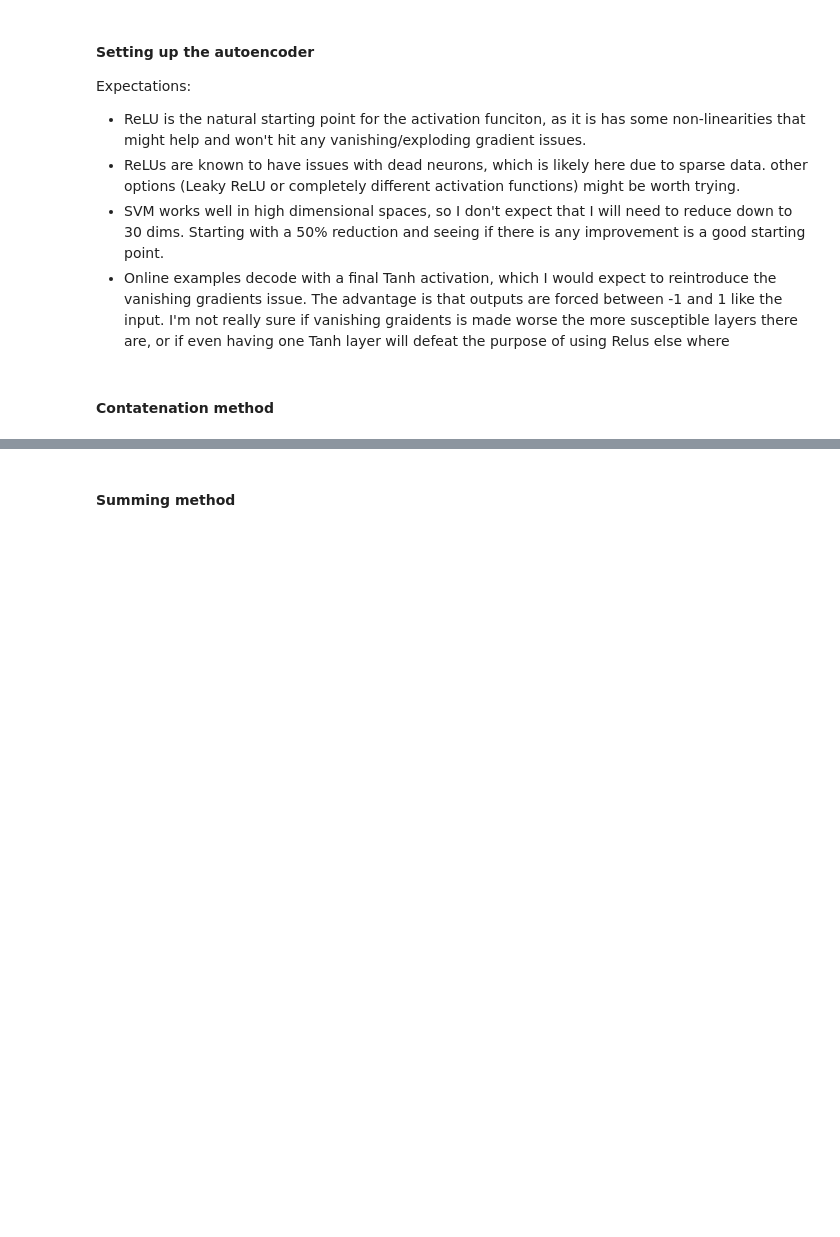
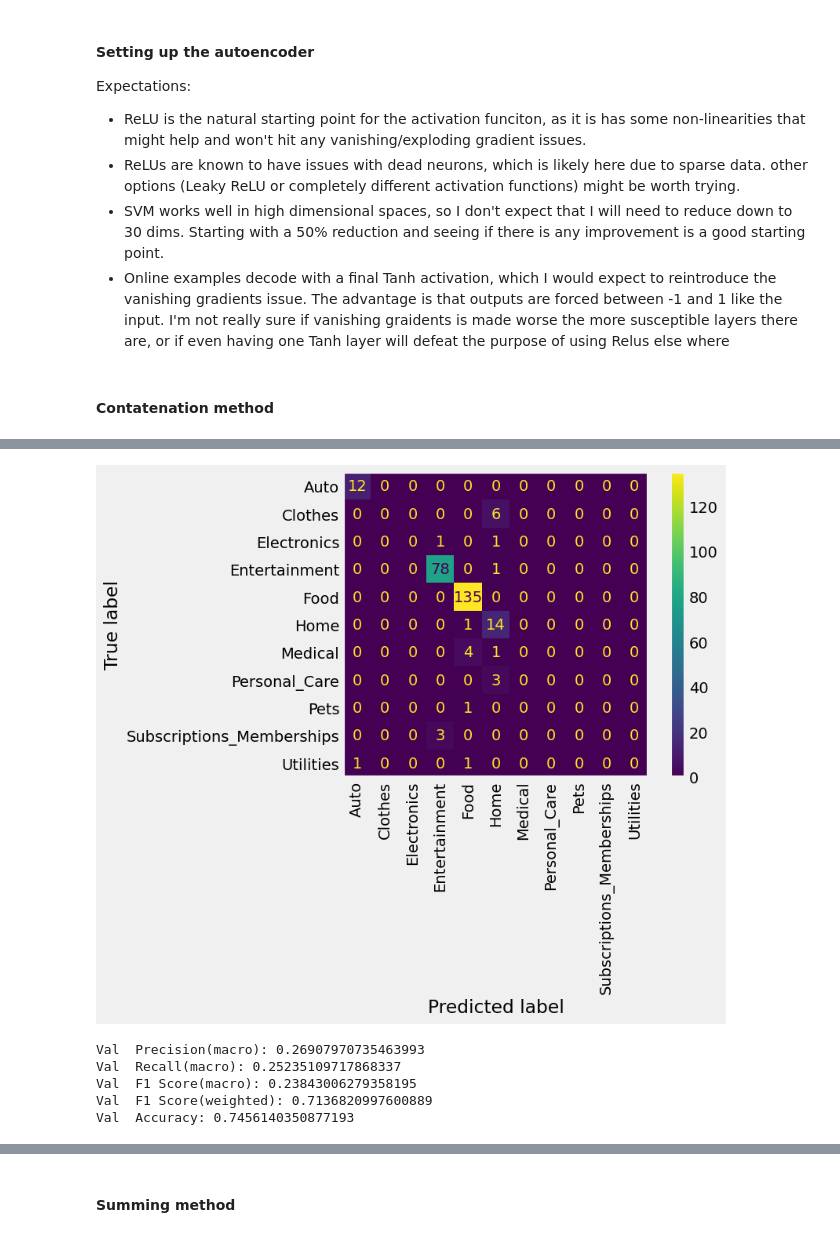
Before and after one commit to Jamessmith9956/CategoryPrediction, a Jupyter notebook: CategoryPrediction.ipynb, the cells around one changed output, grey strips where cells are left out. Saved outputs shown, nothing was run; the diff lists cells and outputs as text; code cells hidden in the pictures; blank space fills up the shorter version.

```diff
--- a/CategoryPrediction.ipynb
+++ b/CategoryPrediction.ipynb
@@ -691,8 +753,25 @@ def evaluate_svm(train_X, train_Y, val_X, val_Y):
 # %%
 # MiniLM encoding on concatenated data
 from torch import from_numpy
-train_X = train[['Description', 'Category', 'Sub_Category']].apply(lambda x: ', '.join(x.astype(str)), axis=1).values
-train_X = model.encode(train_X)
-train_X = from_numpy(train_X)
+train_X = from_numpy(
+    model.encode(
+        train[['Description', 'Category', 'Sub_Category']].apply(lambda x: ', '.join(x.astype(str)), axis=1).values
+        #train[['Description', 'Category']].apply(lambda x: ', '.join(x.astype(str)), axis=1).values
+))
 val_X = from_numpy(model.encode(val['Description'].values.astype(str))) # don't include the categories in the val or test sets
 # test_X = model.encode(test['Description'].values.astype(str))
+
+# Train the autoencoder
+concat_model = autoencoder()
+optimizer = optim.Adam(concat_model.parameters(), lr=0.001, weight_decay=1e-5)  # larger the no batches the smaller the weight decay
+train_autoencoder(concat_model, train_X, optimizer, num_epochs=100)
+# Validate the autoencoder
+val_outputs = concat_model(val_X)
+val_loss = loss(val_outputs, val_X)
+print(f'Validation Loss: {val_loss.item():.4f}')
+
+# evaluate
+train_X_embedding = concat_model.encoder(train_X).detach().numpy()
+val_X_embedding = concat_model.encoder(val_X).detach().numpy()
+evaluate_svm(train_X_embedding, train['Category'], val_X_embedding, val['Category'])
+# %% [output]
@@ -698,0 +794,6 @@ val_X = from_numpy(model.encode(val['Description'].values.astype(str))) # don't
+[figure, added]
+Val  Precision(macro): 0.26907970735463993
+Val  Recall(macro): 0.25235109717868337
+Val  F1 Score(macro): 0.23843006279358195
+Val  F1 Score(weighted): 0.7136820997600889
+Val  Accuracy: 0.7456140350877193
```
Also changed, not shown: parts of 14 cells of this notebook, 1 other file.
